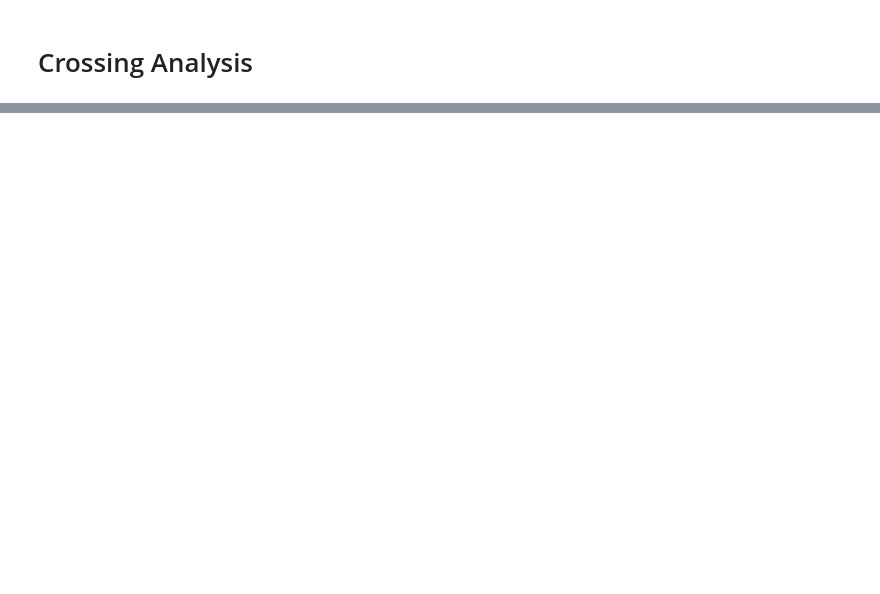
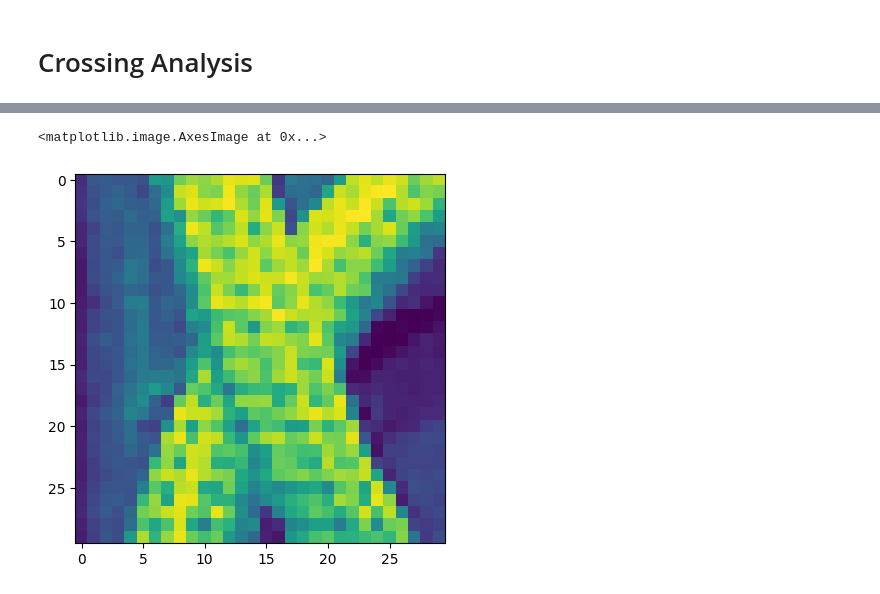
Before and after one commit to PhilJ0ly/knotId, a Jupyter notebook: skeleton_zhang.ipynb, the cells around one changed output, grey strips where cells are left out. Saved outputs shown, nothing was run; the diff lists cells and outputs as text; code cells hidden in the pictures; blank space fills up the shorter version.

```diff
--- a/skeleton_zhang.ipynb
+++ b/skeleton_zhang.ipynb
@@ -283,0 +432,6 @@ img
+# %%
+cross = img_gray[max(0,x-c):min(w,x+c),max(0, y-c):min(h, y+c)]
+plt.imshow(cross)
+# %% [output]
+<matplotlib.image.AxesImage at 0x...>
+[figure, added]
```
Also changed, not shown: parts of 25 cells of this notebook, 1 other file.
